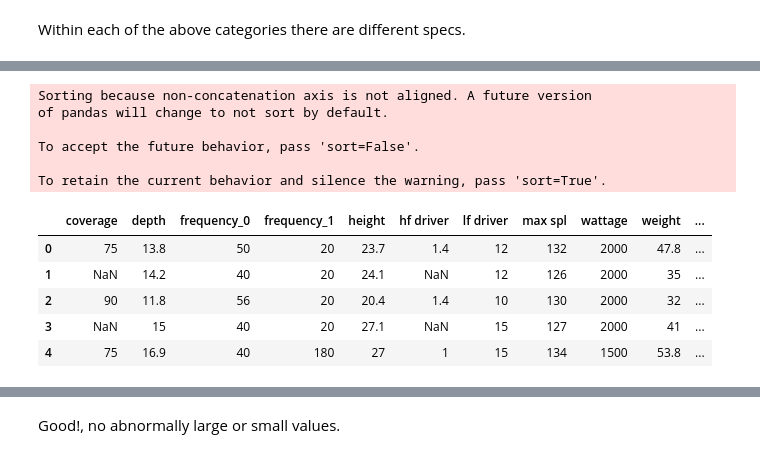
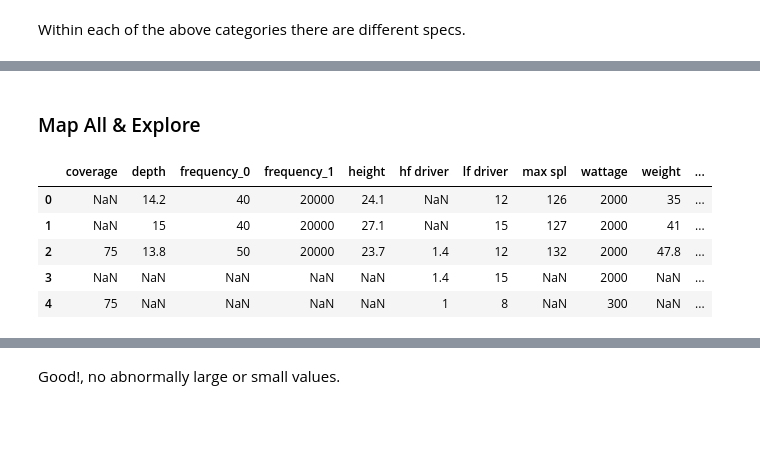
Before and after one commit to Tamiro2019/Speaker_Recommender, a Jupyter notebook: Speaker_Recommender.ipynb, the cells around one changed output, grey strips where cells are left out. Drawn from its saved outputs; the diff is of its cells as text; code cells hidden in the pictures; blank space fills up the shorter version.

```diff
--- a/Speaker_Recommender.ipynb
+++ b/Speaker_Recommender.ipynb
@@ -176,5 +261,6 @@ df.to_csv('GC_specs.csv',index=False)
 # %%
-df = pd.read_csv('GC_specs.csv')
+# Load csv to dataframe
+df = pd.read_csv('GC2_specs.csv') # alternatively 'GC_specs.csv'
 df.head()
 # %% [output]
 |  | name | url | price | id | Specs |
@@ -255,7 +320,7 @@ test products: 13
 # %% [markdown]
 Within each of the above categories there are different specs.
 # %%
-#Rename & Organize list of specs
+# Rename & Organize list of specs
 
 def replace_name(s):
 
@@ -288,9 +353,12 @@ def clean_specs(x):
 
     ordered_names = ['config','power','audio','enclosure','input','output']
 
-
-    new_x.sort(key=lambda n: ordered_names.index(n[0]))
-    new_names = [n[0] for n in new_x]
+    try:
+        new_x.sort(key=lambda n: ordered_names.index(n[0]))
+        new_names = [n[0] for n in new_x]
+    except:
+        print('None appears')
+        return 'None'
 
     # re-order names
 
@@ -302,3 +372,3 @@ def clean_specs(x):
 # %%
-dfr['Specs'].apply(lambda x: clean_specs(x))[2]
+dfr =dfr[dfr['Specs'].apply(lambda x: clean_specs(x)).astype(str) != 'None'].reset_index(drop=True)
 # %% [output]
@@ -433,12 +521,24 @@ def spec_to_vec(specs):
                     if q == 'frequency':
 
                         quantities.append( q + '_' + str(0))
-                        numbers.append(num_list[0])
-                        units.append(unit_list[0])
+
+                        if ('kHz' in unit_list[0]):
+                            numbers.append((1.0/1000.0)*num_list[0])
+                            units.append('Hz')
+                            #print('converted lower frequency from kHz to Hz')
+                        else:
+                            numbers.append(num_list[0])
+                            units.append(unit_list[0])
 
                         quantities.append( q + '_' + str(1))
-                        numbers.append(num_list[1])
-                        units.append(unit_list[1])
+                        if ('kHz' in unit_list[1]):
+                            numbers.append(1000.0*num_list[1])
+                            units.append('Hz')
+                            #print('converted high frequency from kHz to Hz')
+                        else:
+                            numbers.append(num_list[1])
+                            units.append(unit_list[1])
+
 
                         continue
 
@@ -514,35 +618,31 @@ spec_to_vec(dfr['Specs'].apply(lambda x: clean_specs(x))[2])
+# %% [markdown]
+### Map All & Explore
 # %%
 ### Loop through all products and specs, and get dataframe of vectors (one row for each product)
 
 dfq = dfr.copy()
 
 Qcol = ['weight','height','depth','width', 'max spl', 'coverage',\
               'frequency_0','frequency_1', 'wattage', 'lf driver', 'mf driver', 'hf driver']
 
-dfq = pd.concat([dfq, pd.DataFrame(columns = Qcol)])
+dfq = pd.concat([dfq, pd.DataFrame(columns = Qcol)],sort=True)
 
 for i in dfq.index.values:
 
     [qs, nums, us] = spec_to_vec(dfq['Specs'].apply(lambda x: clean_specs(x))[i])
 
     for j,q in enumerate(qs):
 
         dfq.loc[i,q] = nums[j]
 
     #print(i, ' of ', dfq.index.values[-1])
 
 dfq.drop(['Specs','mf driver','id','name','price','url'],axis=1,inplace=True)
 dfq.head()
 # %% [output]
-Sorting because non-concatenation axis is not aligned. A future version
-of pandas will change to not sort by default.
-
-To accept the future behavior, pass 'sort=False'.
-
-To retain the current behavior and silence the warning, pass 'sort=True'.
 |  | coverage | depth | frequency_0 | frequency_1 | height | hf driver | lf driver | max spl | wattage | weight | ... |
-| 0 | 75 | 13.8 | 50 | 20 | 23.7 | 1.4 | 12 | 132 | 2000 | 47.8 | ... |
-| 1 | NaN | 14.2 | 40 | 20 | 24.1 | NaN | 12 | 126 | 2000 | 35 | ... |
-| 2 | 90 | 11.8 | 56 | 20 | 20.4 | 1.4 | 10 | 130 | 2000 | 32 | ... |
-| 3 | NaN | 15 | 40 | 20 | 27.1 | NaN | 15 | 127 | 2000 | 41 | ... |
-| 4 | 75 | 16.9 | 40 | 180 | 27 | 1 | 15 | 134 | 1500 | 53.8 | ... |
+| 0 | NaN | 14.2 | 40 | 20000 | 24.1 | NaN | 12 | 126 | 2000 | 35 | ... |
+| 1 | NaN | 15 | 40 | 20000 | 27.1 | NaN | 15 | 127 | 2000 | 41 | ... |
+| 2 | 75 | 13.8 | 50 | 20000 | 23.7 | 1.4 | 12 | 132 | 2000 | 47.8 | ... |
+| 3 | NaN | NaN | NaN | NaN | NaN | 1.4 | 15 | NaN | 2000 | NaN | ... |
+| 4 | 75 | NaN | NaN | NaN | NaN | 1 | 8 | NaN | 300 | NaN | ... |
```
Also changed, not shown: parts of 64 cells of this notebook, 4 other files.
